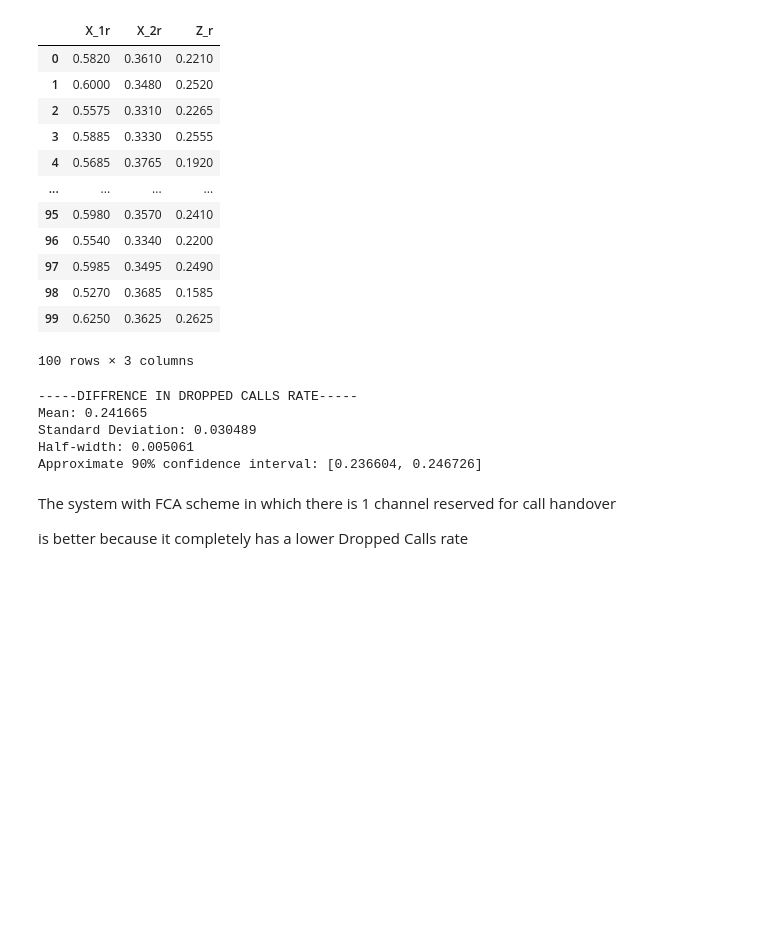
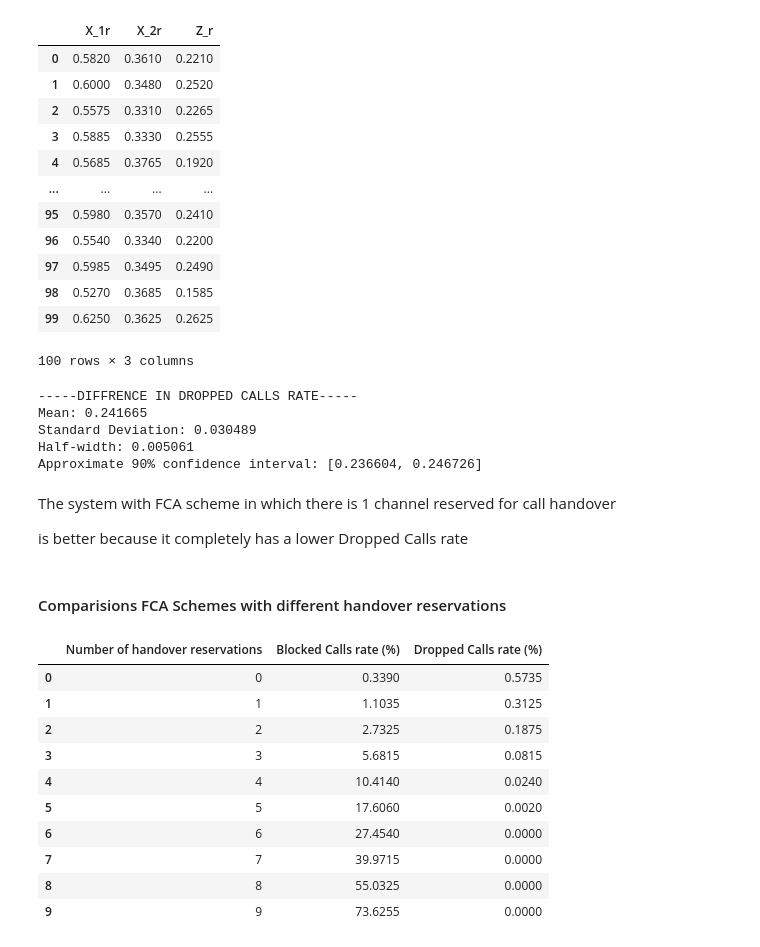
Before and after one commit to tkhang1999/CZ4015-Call-Me-Maybe, a Jupyter notebook: analysis/Output Analysis.ipynb, the cells around one changed output. Cells and saved outputs as stored; diff of their text form; code cells hidden in the pictures; blank space fills up the shorter version.

Commit message:
add the comparison between different reservations

```diff
--- a/analysis/Output Analysis.ipynb
+++ b/analysis/Output Analysis.ipynb
@@ -273,3 +273,23 @@ Approximate 90% confidence interval: [0.236604, 0.246726]
 The system with FCA scheme in which there is 1 channel reserved for call handover
 
 is better because it completely has a lower Dropped Calls rate
+# %% [markdown]
+#### Comparisions FCA Schemes with different handover reservations
+# %%
+# Read the csv files
+reservations = pd.read_csv("../reservations.csv", header=None)
+reservations.columns = ['Number of handover reservations', \
+                        'Blocked Calls rate (%)', 'Dropped Calls rate (%)']
+reservations.head(10)
+# %% [output]
+|  | Number of handover reservations | Blocked Calls rate (%) | Dropped Calls rate (%) |
+| 0 | 0 | 0.3390 | 0.5735 |
+| 1 | 1 | 1.1035 | 0.3125 |
+| 2 | 2 | 2.7325 | 0.1875 |
+| 3 | 3 | 5.6815 | 0.0815 |
+| 4 | 4 | 10.4140 | 0.0240 |
+| 5 | 5 | 17.6060 | 0.0020 |
+| 6 | 6 | 27.4540 | 0.0000 |
+| 7 | 7 | 39.9715 | 0.0000 |
+| 8 | 8 | 55.0325 | 0.0000 |
+| 9 | 9 | 73.6255 | 0.0000 |
```
Also changed, not shown: 1 other file.
